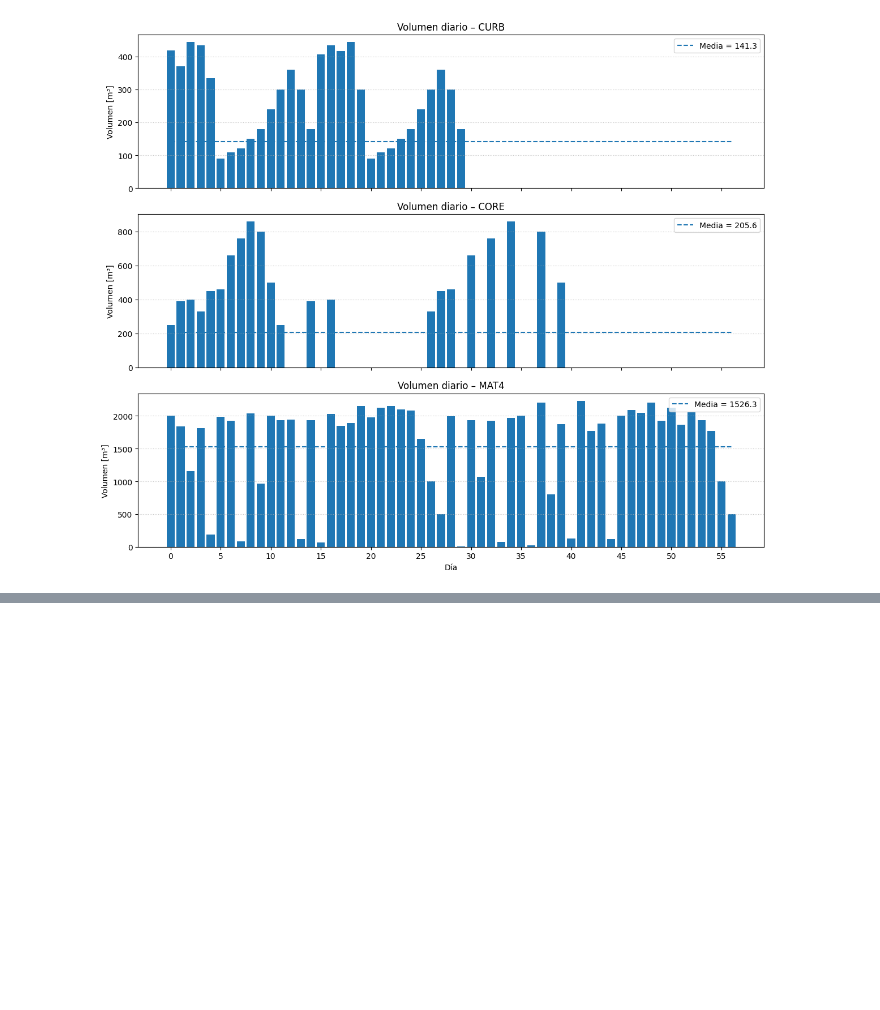
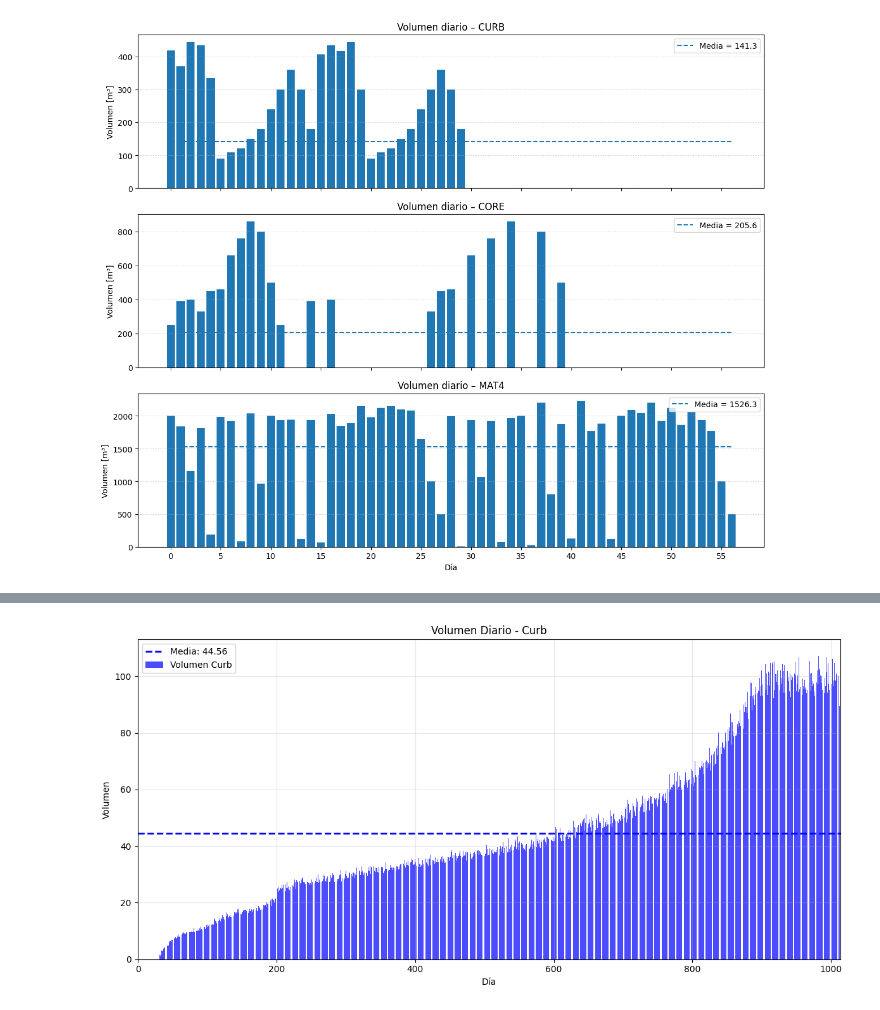
Before and after one commit to BrajanNieto/RiskAnalysis, a Jupyter notebook: MonteCarloDamExample-BrajanNieto.ipynb, the cells around one changed output, grey strips where cells are left out. Cells and saved outputs as stored; diff of their text form; code cells hidden in the pictures; blank space fills up the shorter version.

```diff
--- a/MonteCarloDamExample-BrajanNieto.ipynb
+++ b/MonteCarloDamExample-BrajanNieto.ipynb
@@ -657,0 +1495,90 @@ plt.show()
+# %%
+import pandas as pd
+import matplotlib.pyplot as plt
+import numpy as np
+
+# Leer los archivos CSV
+daily_volumes = pd.read_csv('daily_volumes.csv')
+daily_heights = pd.read_csv('daily_heights.csv')
+
+# Definir colores consistentes para cada material
+colors = {
+    'Curb': 'blue',
+    'Mat1': 'orange',
+    'Mat2': 'green',
+    'Mat3': 'red'
+}
+
+# Configurar el estilo de matplotlib
+plt.style.use('default')
+plt.rcParams['figure.figsize'] = (10, 6)
+
+# 1. Generar figuras de barras para cada material con línea de media
+materials = ['Curb', 'Mat1', 'Mat2', 'Mat3']
+
+for material in materials:
+    fig, ax = plt.subplots(figsize=(12, 6))
+
+    # Columna de volumen correspondiente
+    vol_col = f'Vol_{material}'
+
+    # Crear gráfico de barras
+    bars = ax.bar(daily_volumes['Dia'], daily_volumes[vol_col],
+                  color=colors[material], alpha=0.7,
+                  label=f'Volumen {material}')
+
+    # Calcular y mostrar la media
+    mean_vol = daily_volumes[vol_col].mean()
+    ax.axhline(y=mean_vol, color=colors[material], linestyle='--',
+               linewidth=2, label=f'Media: {mean_vol:.2f}')
+
+    # Configurar etiquetas y título
+    ax.set_xlabel('Día')
+    ax.set_ylabel('Volumen')
+    ax.set_title(f'Volumen Diario - {material}')
+    ax.legend()
+    ax.grid(True, alpha=0.3)
+
+    # Ajustar márgenes del eje X
+    ax.set_xlim(-0.5, len(daily_volumes) - 0.5)
+
+    plt.tight_layout()
+    plt.show()
+
+# 2. Generar figura de líneas para las alturas
+fig, ax = plt.subplots(figsize=(12, 8))
+
+# Graficar cada serie de altura
+for material in materials:
+    height_col = f'H_{material}'
+    ax.plot(daily_heights['Dia'], daily_heights[height_col],
+            color=colors[material], linewidth=2,
+            label=f'H_{material}')
+
+# Configurar etiquetas y título
+ax.set_xlabel('Día')
+ax.set_ylabel('Altura (H)')
+ax.set_title('Evolución de Alturas por Material')
+ax.legend()
+ax.grid(True, alpha=0.3)
+
+# Ajustar márgenes del eje X
+ax.set_xlim(0, len(daily_heights) - 1)
+
+plt.tight_layout()
+plt.show()
+
+# Mostrar estadísticas básicas
+print("=== ESTADÍSTICAS DE VOLÚMENES ===")
+print(daily_volumes.describe())
+print("\n=== ESTADÍSTICAS DE ALTURAS ===")
+print(daily_heights.describe())
+
+# Mostrar medias de volúmenes
+print("\n=== MEDIAS DE VOLÚMENES POR MATERIAL ===")
+for material in materials:
+    vol_col = f'Vol_{material}'
+    mean_vol = daily_volumes[vol_col].mean()
+    print(f"{material}: {mean_vol:.2f}")
+# %% [output]
+[figure, added]
```
Also changed, not shown: parts of 10 cells of this notebook.
